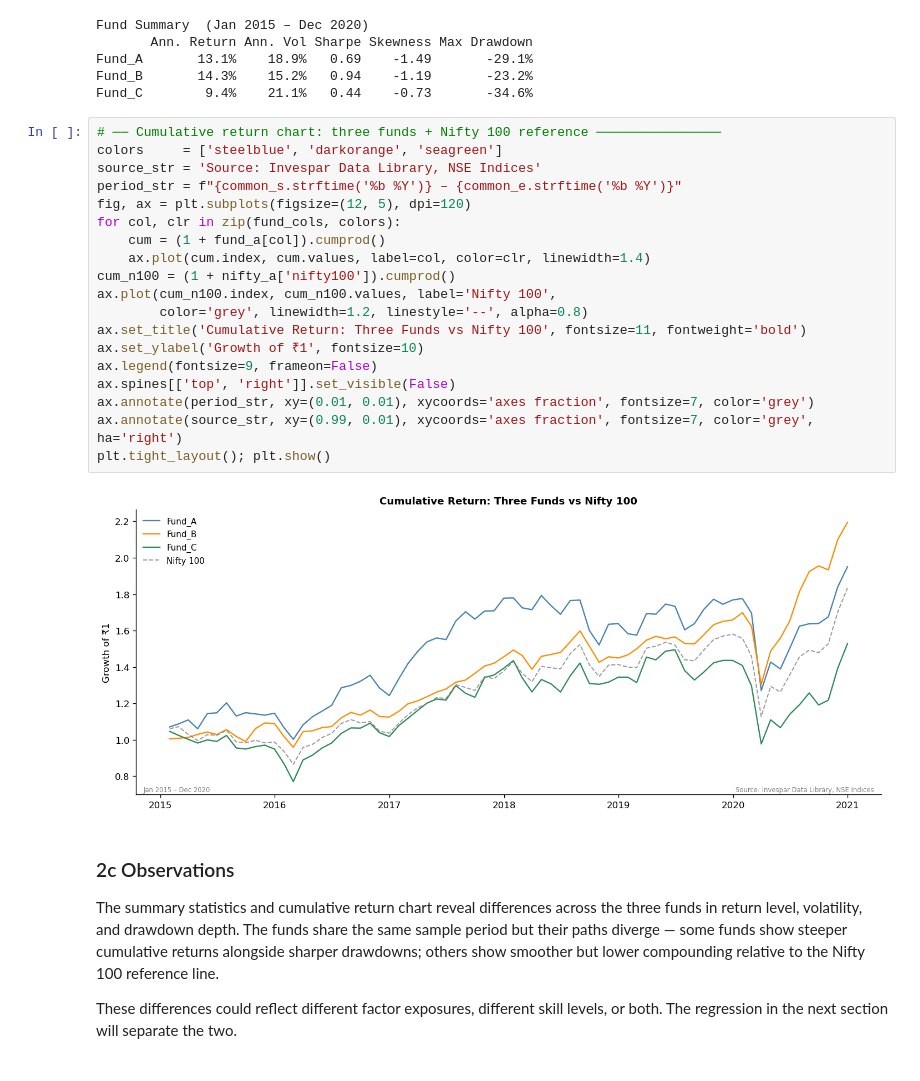
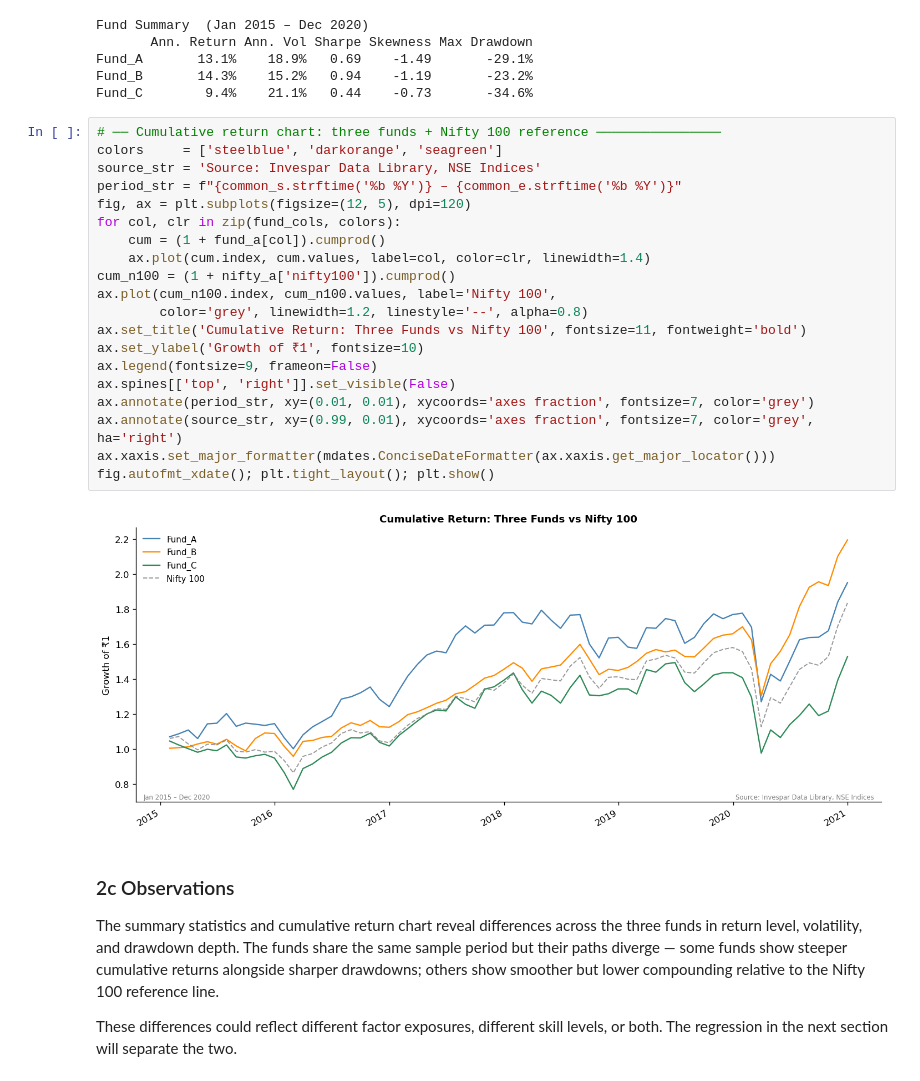
Before and after one commit to rraju26/pyIndiaFactorInvesting, a Jupyter notebook: notebooks/05_fund_decomposition.ipynb, the cells around one changed output. Drawn from its saved outputs; the diff is of its cells as text.

```diff
--- a/notebooks/05_fund_decomposition.ipynb
+++ b/notebooks/05_fund_decomposition.ipynb
@@ -122,24 +123,25 @@ Fund_C        9.4%    21.1%   0.44    -0.73       -34.6%
 # %%
 # ── Cumulative return chart: three funds + Nifty 100 reference ────────────────
 colors     = ['steelblue', 'darkorange', 'seagreen']
 source_str = 'Source: Invespar Data Library, NSE Indices'
 period_str = f"{common_s.strftime('%b %Y')} – {common_e.strftime('%b %Y')}"
 fig, ax = plt.subplots(figsize=(12, 5), dpi=120)
 for col, clr in zip(fund_cols, colors):
     cum = (1 + fund_a[col]).cumprod()
     ax.plot(cum.index, cum.values, label=col, color=clr, linewidth=1.4)
 cum_n100 = (1 + nifty_a['nifty100']).cumprod()
 ax.plot(cum_n100.index, cum_n100.values, label='Nifty 100',
         color='grey', linewidth=1.2, linestyle='--', alpha=0.8)
 ax.set_title('Cumulative Return: Three Funds vs Nifty 100', fontsize=11, fontweight='bold')
 ax.set_ylabel('Growth of ₹1', fontsize=10)
 ax.legend(fontsize=9, frameon=False)
 ax.spines[['top', 'right']].set_visible(False)
 ax.annotate(period_str, xy=(0.01, 0.01), xycoords='axes fraction', fontsize=7, color='grey')
 ax.annotate(source_str, xy=(0.99, 0.01), xycoords='axes fraction', fontsize=7, color='grey', ha='right')
-plt.tight_layout(); plt.show()
+ax.xaxis.set_major_formatter(mdates.ConciseDateFormatter(ax.xaxis.get_major_locator()))
+fig.autofmt_xdate(); plt.tight_layout(); plt.show()
 # %% [output]
-[figure, old version]
+[figure, new version]
 # %% [markdown]
 ### 2c  Observations
 
```
Also changed, not shown: parts of 3 cells of this notebook.
